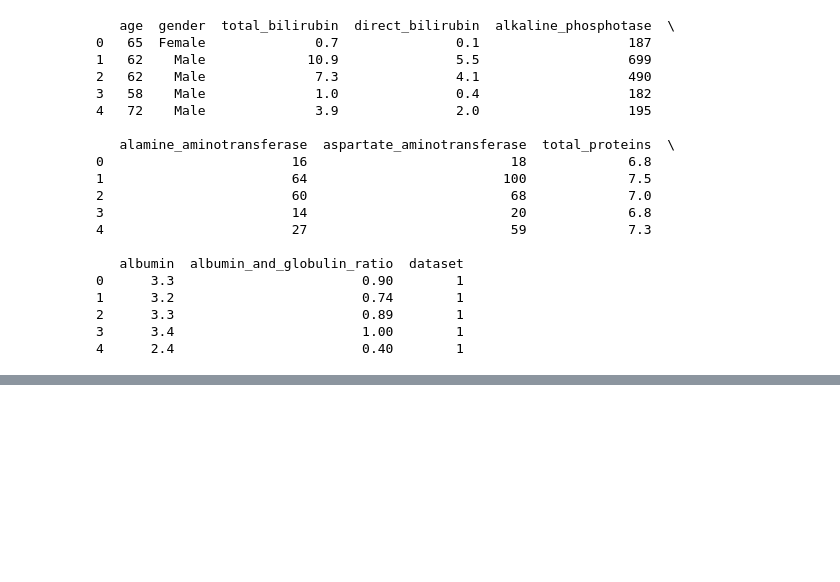
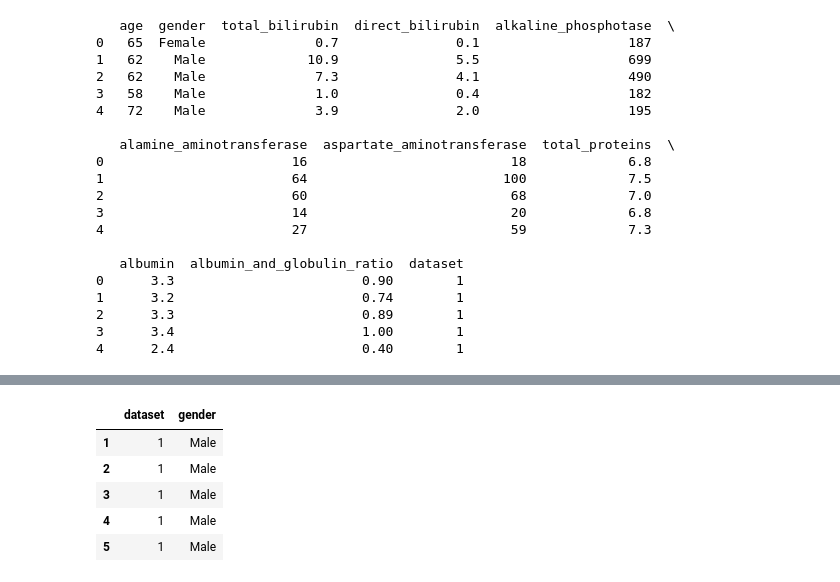
Before and after one commit to msandhiya07/Multidiseasesds, a Jupyter notebook: multidiseases.ipynb, the cells around one changed output, grey strips where cells are left out. Drawn from its saved outputs; the diff is of its cells as text; code cells hidden in the pictures; blank space fills up the shorter version.

```diff
--- a/multidiseases.ipynb
+++ b/multidiseases.ipynb
@@ -668,3 +683,12 @@ print(l_df.head())
+# %%
+l_df[l_df['gender']=='Male'][['dataset','gender']].head()
+# %% [output]
+|  | dataset | gender |
+| 1 | 1 | Male |
+| 2 | 1 | Male |
+| 3 | 1 | Male |
+| 4 | 1 | Male |
+| 5 | 1 | Male |
 # %%
 #parkinsons
 p_df.head()
```
Also changed, not shown: parts of 11 cells of this notebook.
